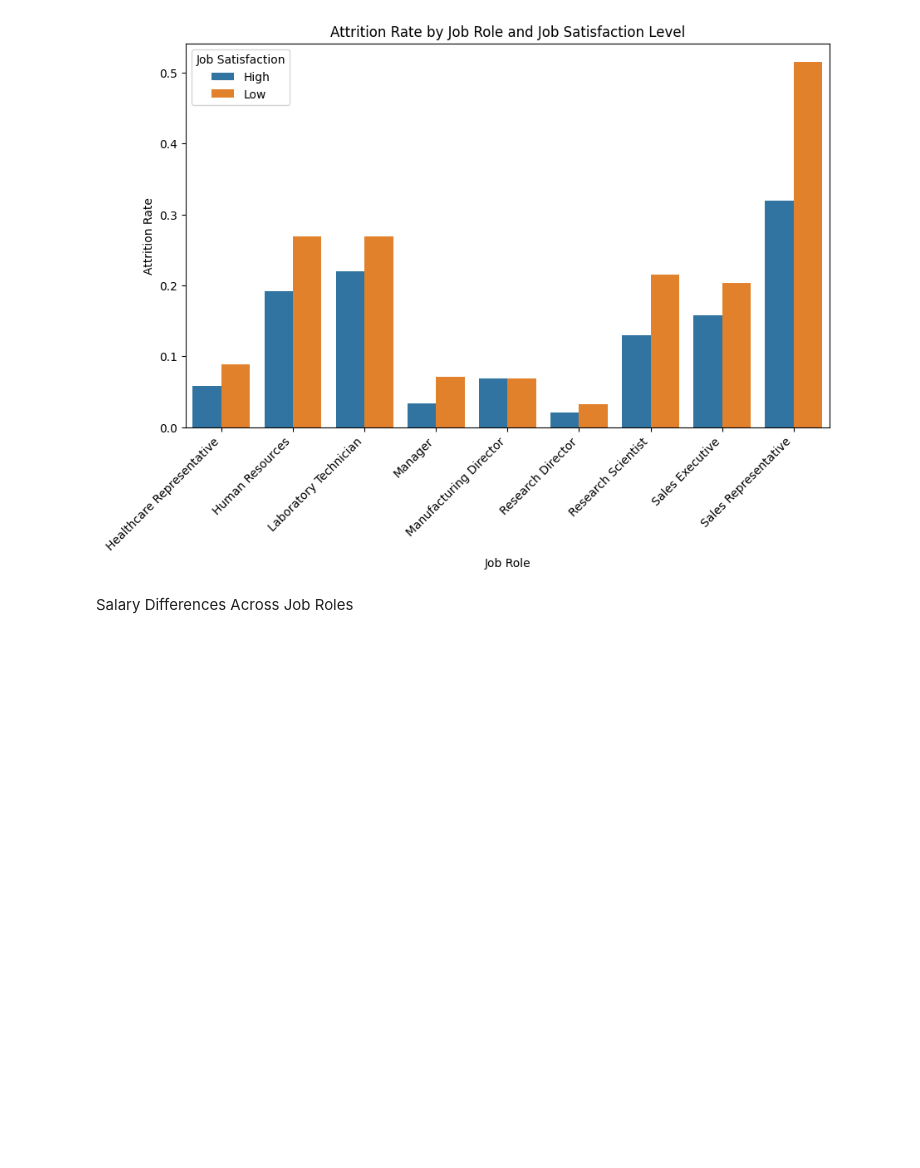
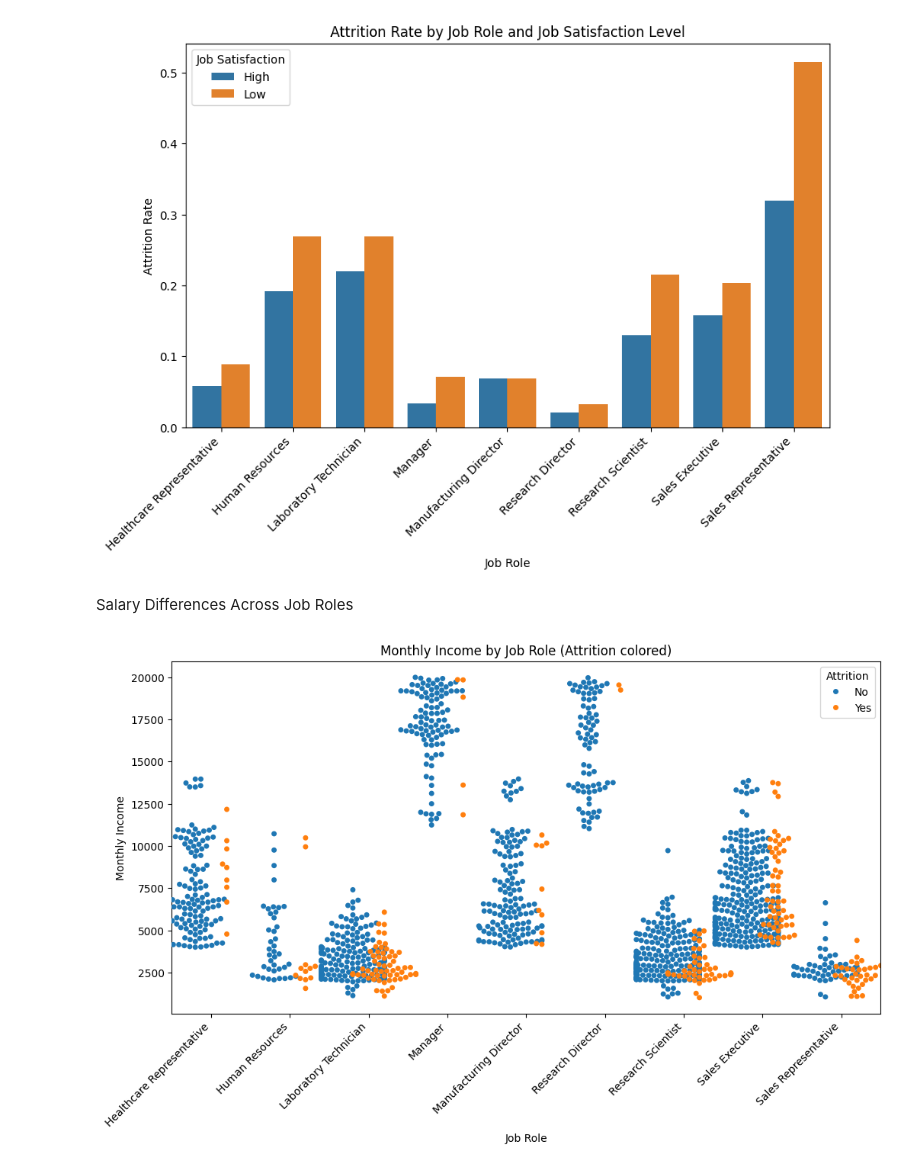
Before and after one commit to nipunaluthge/employee-attrition-analysis, a Jupyter notebook: Portfolio_Individual_EDA.ipynb, the cells around one changed output. Drawn from its saved outputs; the diff is of its cells as text; code cells hidden in the pictures; blank space fills up the shorter version.

```diff
--- a/Portfolio_Individual_EDA.ipynb
+++ b/Portfolio_Individual_EDA.ipynb
@@ -313,3 +342,15 @@ plt.show()
 [figure]
 # %% [markdown]
 Salary Differences Across Job Roles
+# %%
+# Swarm plot of Monthly Income by Job Role, colored by Attrition status
+plt.figure(figsize=(12,6))
+sns.swarmplot(x='JobRole', y='MonthlyIncome', hue='Attrition', data=df, dodge=True)
+plt.title('Monthly Income by Job Role (Attrition colored)')
+plt.xticks(rotation=45, ha='right')
+plt.ylabel('Monthly Income')
+plt.xlabel('Job Role')
+plt.legend(title='Attrition')
+plt.show()
+# %% [output]
+[figure, added]
```
Also changed, not shown: parts of 5 cells of this notebook.
